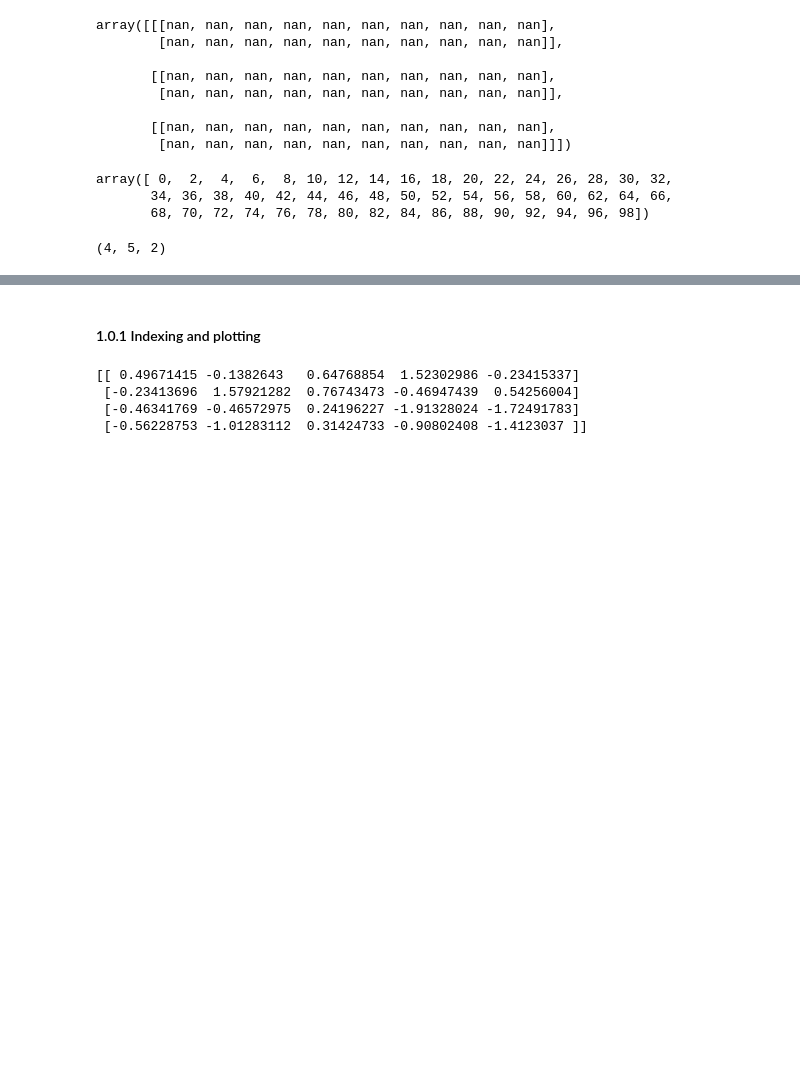
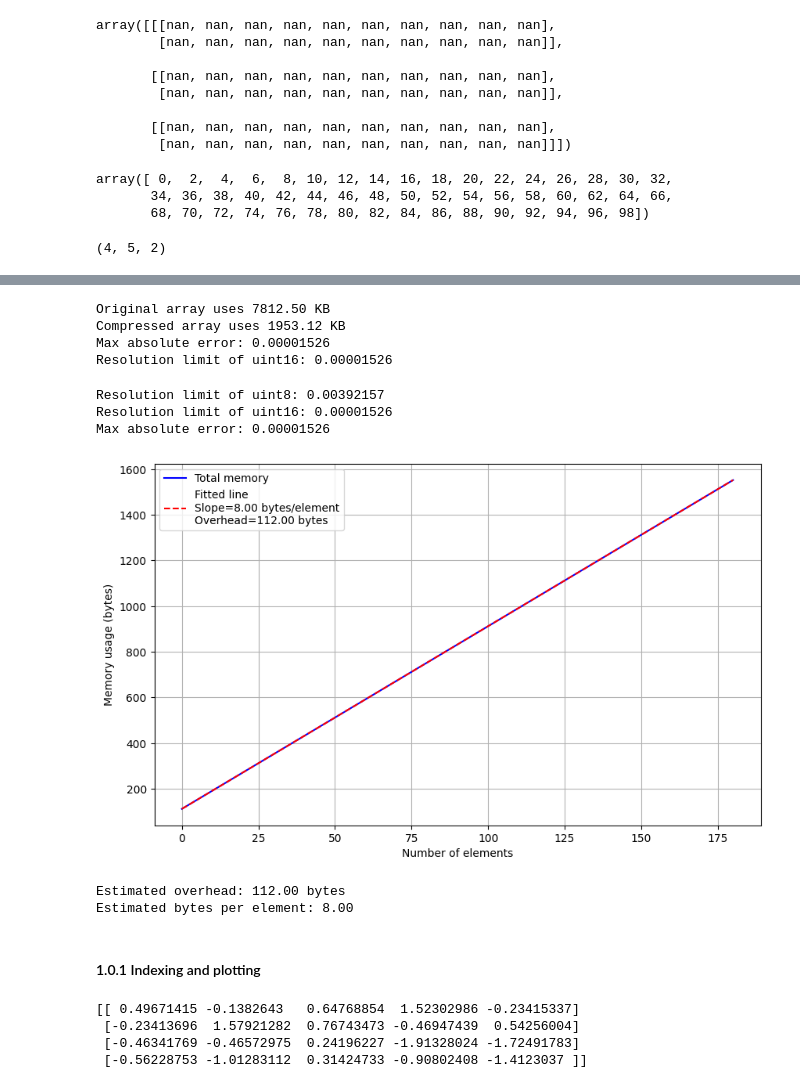
Before and after one commit to vigji/python-cimec-2025, a Jupyter notebook: practicals/Practicals_1.0.ipynb, the cells around one changed output, grey strips where cells are left out. Saved outputs shown, nothing was run; the diff lists cells and outputs as text; code cells hidden in the pictures; blank space fills up the shorter version.

```diff
--- a/practicals/Practicals_1.0.ipynb
+++ b/practicals/Practicals_1.0.ipynb
@@ -92,2 +92,8 @@ array([1, 4, 3, 2, 0])
 # %%
 # 2) try initializing random arrays of different dtypes and look at their size in memory.
+dtypes = [bool, np.uint8, np.uint16, np.float32, float, int, str]
+array_size = (1000, 1000)
+
+for dtype in dtypes:
+    arr = np.random.random(array_size).astype(dtype)
+    print(f"Array of type {dtype} uses {sys.getsizeof(arr) / 1024:.2f} KB")
@@ -99,16 +113,80 @@ array([1, 4, 3, 2, 0])
 # write a function that takes as input an array of floats between 0 and 1 and convert it in uint16 format
 # maintaning as much information as possible. Write also a function to transform the array back to the original float form.
 to_be_compressed = np.random.rand(1000, 1000)
+
+def compress_to_uint16(float_array):
+    # Scale floats 0-1 to integers 0-65535 (max uint16)
+    return (float_array * 65535).astype(np.uint16)
+
+def decompress_from_uint16(uint16_array):
+    # Scale integers 0-65535 back to floats 0-1
+    return uint16_array.astype(float) / 65535
+
+# Test compression and decompression
+compressed = compress_to_uint16(to_be_compressed)
+decompressed = decompress_from_uint16(compressed)
+
+# Print memory usage comparison
+print(f"Original array uses {to_be_compressed.nbytes / 1024:.2f} KB")
+print(f"Compressed array uses {compressed.nbytes / 1024:.2f} KB")
+# %% [output]
+Original array uses 7812.50 KB
+Compressed array uses 1953.12 KB
+Max absolute error: 0.00001526
+Resolution limit of uint16: 0.00001526
 # %%
 # 4) Can you estimate what is the resolution limit of the uint8 and uint16 encoded arrays? Resolution
 # could be defined as the minimum difference between two numbers that will make them mapped as different values
 # in the uint8 or uint16 encoded arrays.
+
+# The teoretical resolution limit of uint8 is 1/255, of uint16 is 1/65535:
+
+resolution_limit_uint8 = 1 / 255
+resolution_limit_uint16 = 1 / 65535
+
+print(f"Resolution limit of uint8: {resolution_limit_uint8:.8f}")
+print(f"Resolution limit of uint16: {resolution_limit_uint16:.8f}")
+
+# Let's check the max error we got in our compression/decompression:
+print(f"Max absolute error: {np.max(np.abs(to_be_compressed - decompressed)):.8f}")
+# %% [output]
+Resolution limit of uint8: 0.00392157
+Resolution limit of uint16: 0.00001526
+Max absolute error: 0.00001526
 # %%
 # 5) Given a dtype - let's say float - try to figure out how much memory is required to store each number of the array,
 # and how much memory is allocated as an overhead just to initialize the array.
-# You can do this by creating arrays of different sizes (you can keep it 1D for simplicity) in a loop,
-# creating a list or an array with the array sized you measure with sys.getsizeof() and then plot this curve
-# using matplotlib plt.plot() (I assume you can do this if you're reading this)
+
+# Create arrays of increasing size and measure memory
+sizes = np.arange(0, 200, 20)
+memory_usage = []
+
+for size in sizes:
+    arr = np.zeros(size, dtype=float)
+    memory_usage.append(sys.getsizeof(arr))
+
+memory_usage = np.array(memory_usage)
+
+# Plot memory usage vs array size
+f, ax = plt.subplots(figsize=(10, 6))
+ax.plot(sizes, memory_usage, 'b-', label='Total memory')
+
+# Fit a line to estimate overhead
+coeffs = np.polyfit(sizes, memory_usage, 1)
+fitted_line = coeffs[0] * sizes + coeffs[1]
+plt.plot(sizes, fitted_line, 'r--', label=f'Fitted line\nSlope={coeffs[0]:.2f} bytes/element\nOverhead={coeffs[1]:.2f} bytes')
+
+ax.set(xlabel='Number of elements', ylabel='Memory usage (bytes)')
+ax.grid(True)
+ax.legend()
+plt.show()
+
+print(f"Estimated overhead: {coeffs[1]:.2f} bytes")
+print(f"Estimated bytes per element: {coeffs[0]:.2f}")
+# %% [output]
+[figure, added]
+Estimated overhead: 112.00 bytes
+Estimated bytes per element: 8.00
 # %% [markdown]
 #### 1.0.1 Indexing and plotting
 # %%
```
Also changed, not shown: parts of 13 cells of this notebook, 1 other file.
